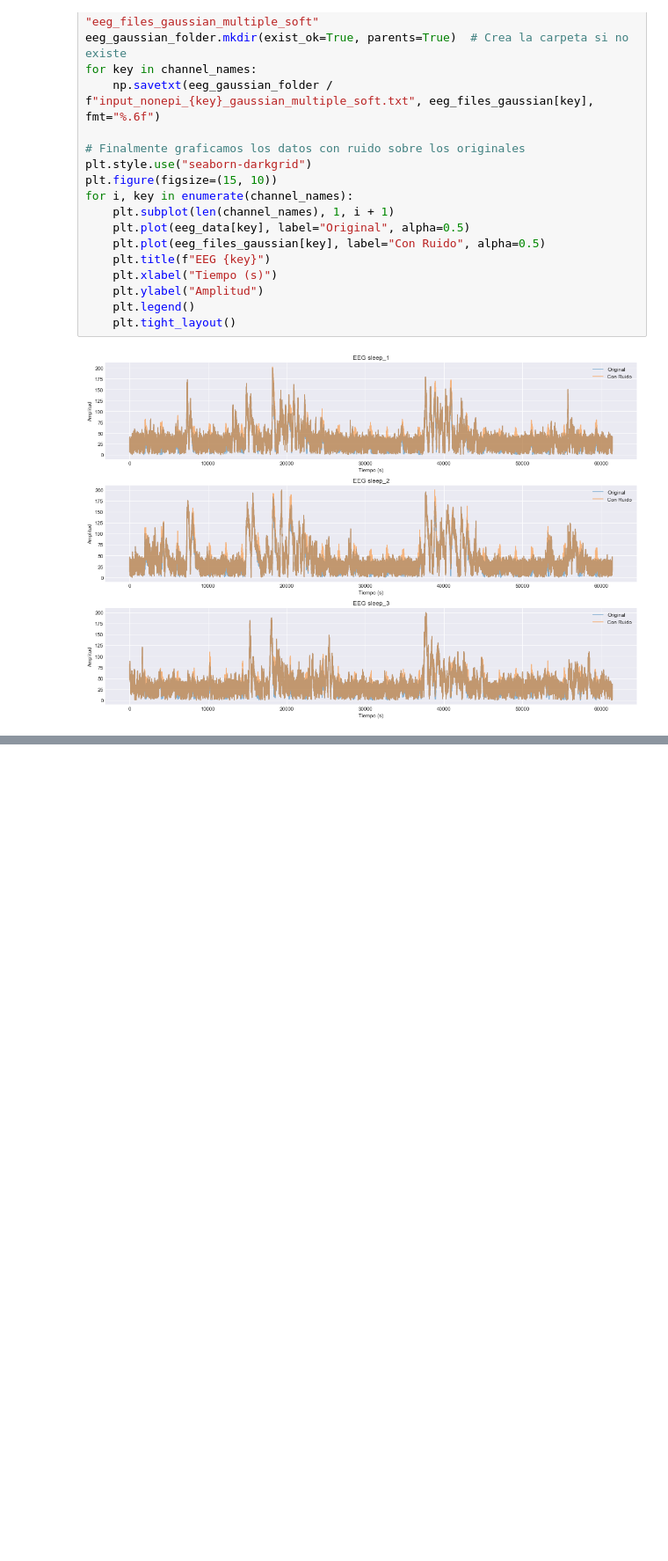
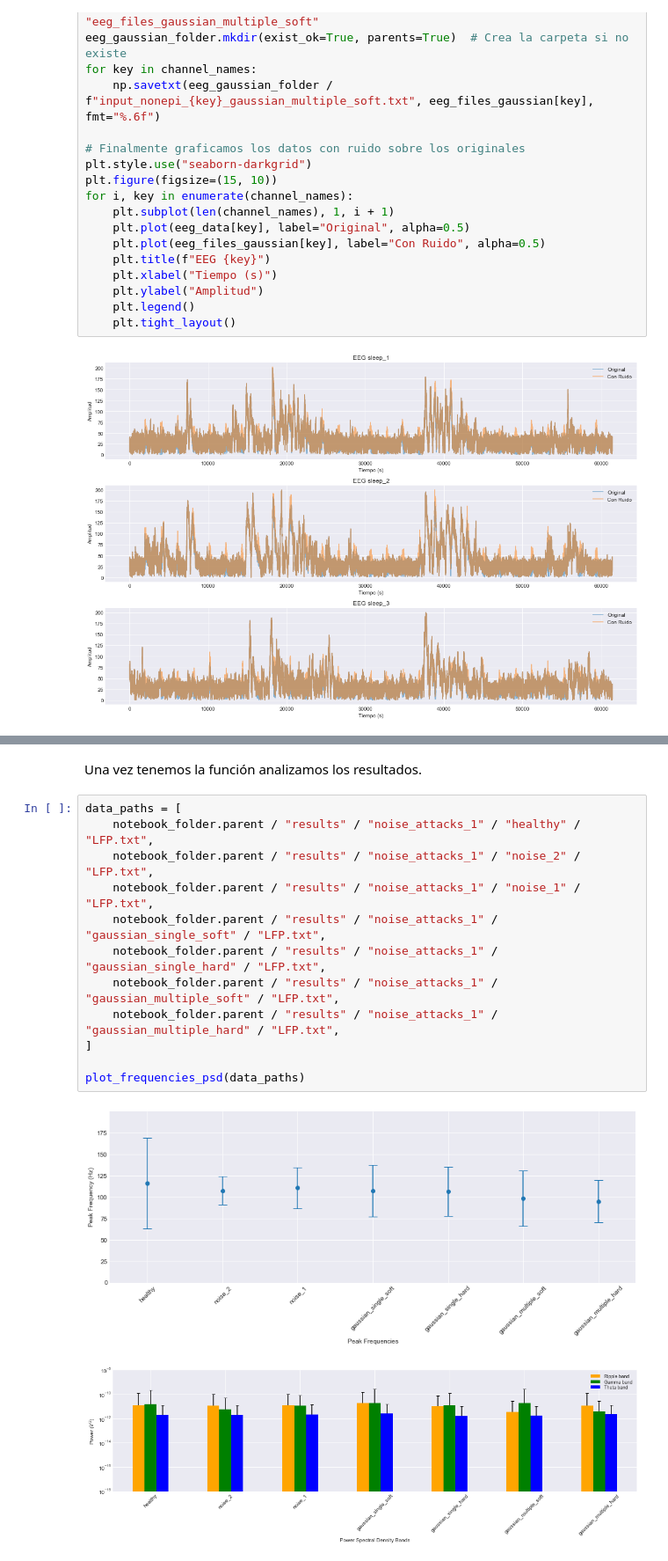
Before and after one commit to juanluserra/TFM-BigData, a Jupyter notebook: generar-ruido/noise_attack.ipynb, the cells around one changed output, grey strips where cells are left out. Shown at 88% size. Saved outputs shown, nothing was run; the diff lists cells and outputs as text; blank space fills up the shorter version.

Commit message:
archivo notebook de ataques con ruido acabado

```diff
--- a/generar-ruido/noise_attack.ipynb
+++ b/generar-ruido/noise_attack.ipynb
@@ -277,0 +327,17 @@ NameError: name 'file_path' is not defined
+# %% [markdown]
+Una vez tenemos la función analizamos los resultados.
+# %%
+data_paths = [
+    notebook_folder.parent / "results" / "noise_attacks_1" / "healthy" / "LFP.txt",
+    notebook_folder.parent / "results" / "noise_attacks_1" / "noise_2" / "LFP.txt",
+    notebook_folder.parent / "results" / "noise_attacks_1" / "noise_1" / "LFP.txt",
+    notebook_folder.parent / "results" / "noise_attacks_1" / "gaussian_single_soft" / "LFP.txt",
+    notebook_folder.parent / "results" / "noise_attacks_1" / "gaussian_single_hard" / "LFP.txt",
+    notebook_folder.parent / "results" / "noise_attacks_1" / "gaussian_multiple_soft" / "LFP.txt",
+    notebook_folder.parent / "results" / "noise_attacks_1" / "gaussian_multiple_hard" / "LFP.txt",
+]
+
+plot_frequencies_psd(data_paths)
+# %% [output]
+[figure, added]
+[figure, added]
```
Also changed, not shown: parts of 5 cells of this notebook, 9 other files.
